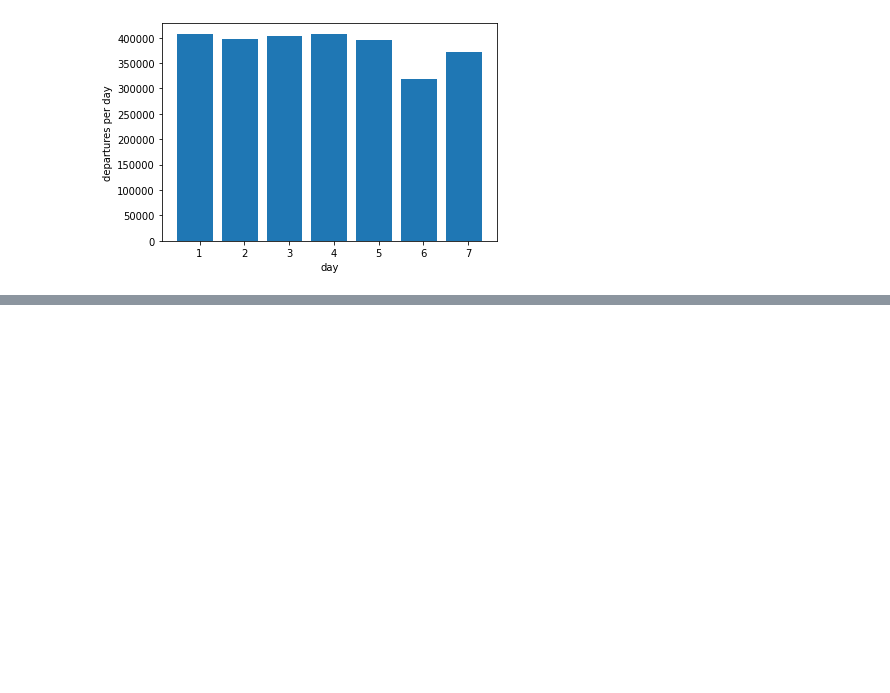
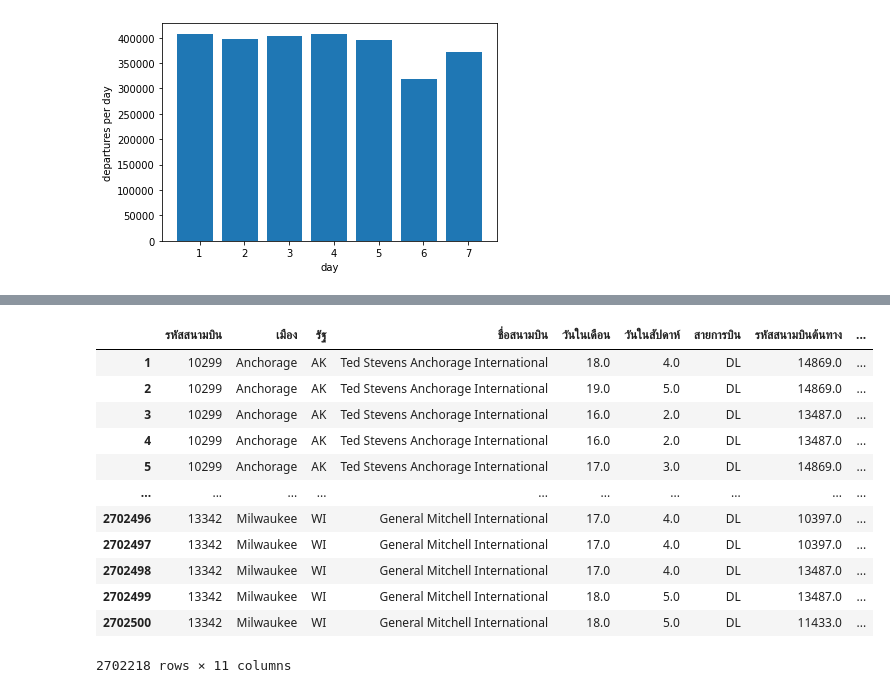
Before and after one commit to chuangchai49097/DWDM21, a Jupyter notebook: MiniExam.ipynb, the cells around one changed output, grey strips where cells are left out. Drawn from its saved outputs; the diff is of its cells as text; code cells hidden in the pictures; blank space fills up the shorter version.

```diff
--- a/MiniExam.ipynb
+++ b/MiniExam.ipynb
@@ -122,0 +159,17 @@ plt.xticks(np.arange(len(data_flights.iloc[:,0]))+0.1, data_flights.iloc[:,0])
+# %%
+merged_table_dropna = merged_table.dropna()
+merged_table_dropna
+# %% [output]
+|  | รหัสสนามบิน | เมือง | รัฐ | ชื่อสนามบิน | วันในเดือน | วันในสัปดาห์ | สายการบิน | รหัสสนามบินต้นทาง | ... |
+| 1 | 10299 | Anchorage | AK | Ted Stevens Anchorage International | 18.0 | 4.0 | DL | 14869.0 | ... |
+| 2 | 10299 | Anchorage | AK | Ted Stevens Anchorage International | 19.0 | 5.0 | DL | 14869.0 | ... |
+| 3 | 10299 | Anchorage | AK | Ted Stevens Anchorage International | 16.0 | 2.0 | DL | 13487.0 | ... |
+| 4 | 10299 | Anchorage | AK | Ted Stevens Anchorage International | 16.0 | 2.0 | DL | 13487.0 | ... |
+| 5 | 10299 | Anchorage | AK | Ted Stevens Anchorage International | 17.0 | 3.0 | DL | 14869.0 | ... |
+| ... | ... | ... | ... | ... | ... | ... | ... | ... | ... |
+| 2702496 | 13342 | Milwaukee | WI | General Mitchell International | 17.0 | 4.0 | DL | 10397.0 | ... |
+| 2702497 | 13342 | Milwaukee | WI | General Mitchell International | 17.0 | 4.0 | DL | 10397.0 | ... |
+| 2702498 | 13342 | Milwaukee | WI | General Mitchell International | 17.0 | 4.0 | DL | 13487.0 | ... |
+| 2702499 | 13342 | Milwaukee | WI | General Mitchell International | 18.0 | 5.0 | DL | 13487.0 | ... |
+| 2702500 | 13342 | Milwaukee | WI | General Mitchell International | 18.0 | 5.0 | DL | 11433.0 | ... |
+2702218 rows × 11 columns
```
Also changed, not shown: parts of 6 cells of this notebook.
